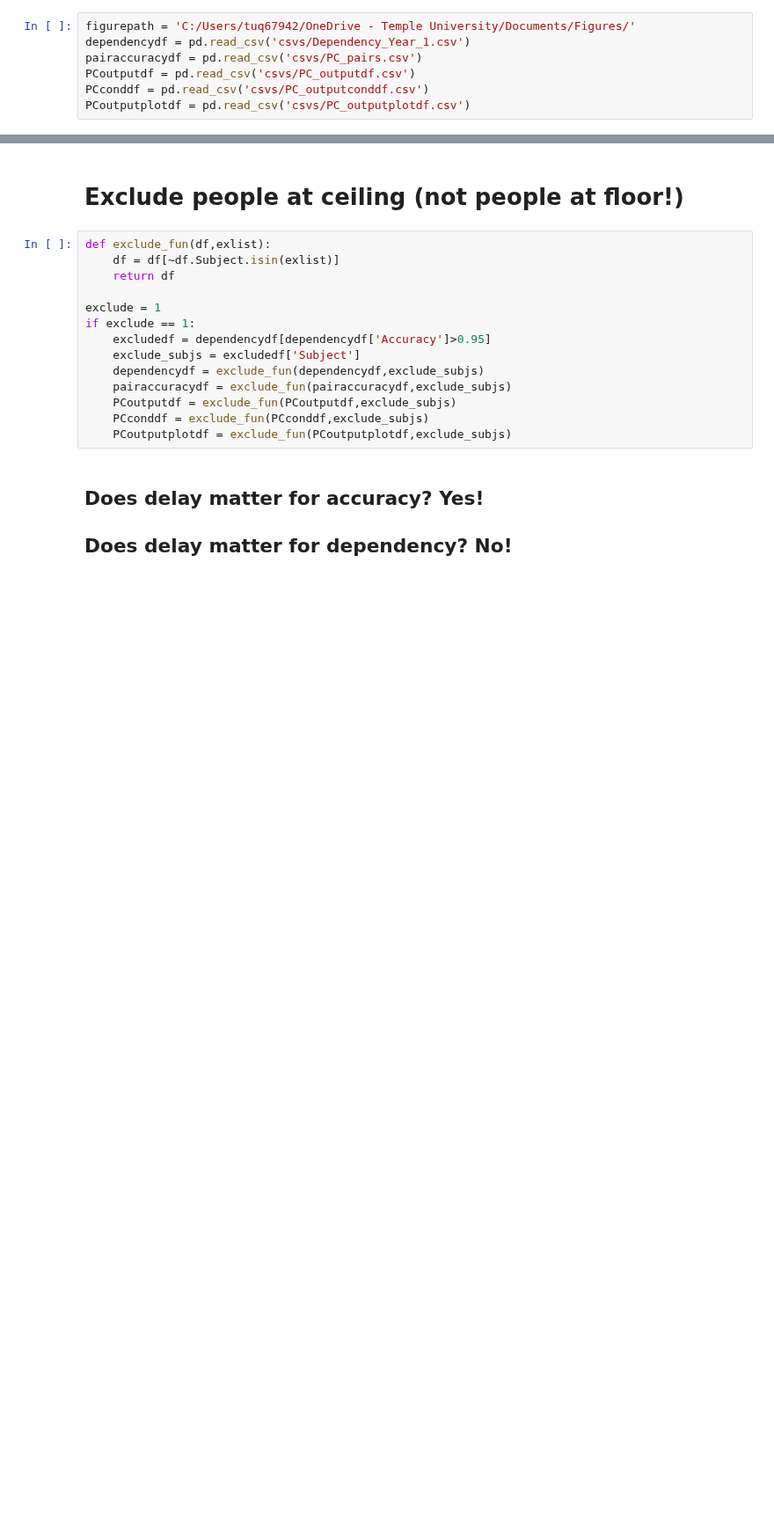
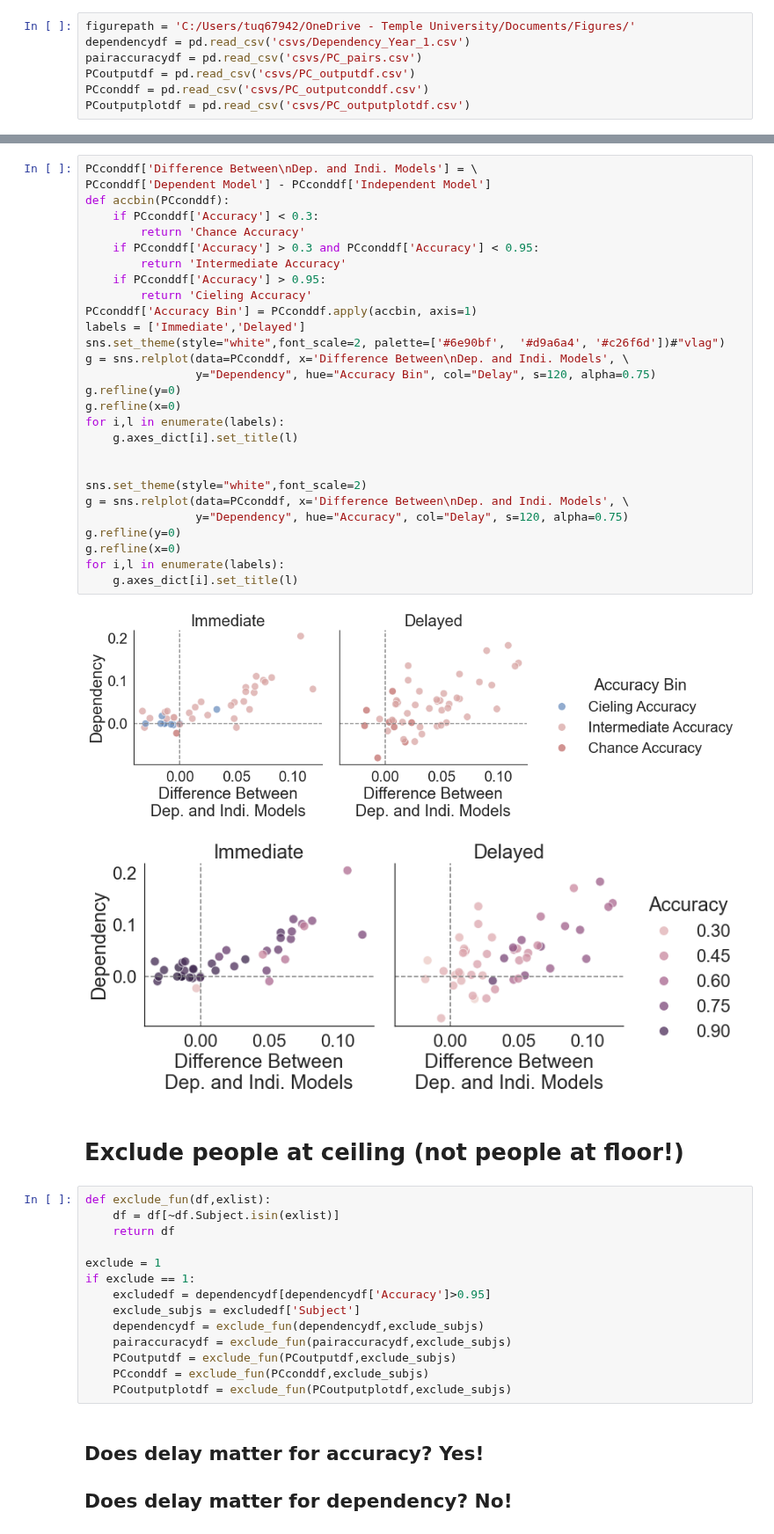
Before and after one commit to samsydco/PSPC, a Jupyter notebook: Results_PC.ipynb, the cells around one changed output, grey strips where cells are left out. Shown at 88% size. Drawn from its saved outputs; the diff is of its cells as text; blank space fills up the shorter version.

```diff
--- a/Results_PC.ipynb
+++ b/Results_PC.ipynb
@@ -19,3 +22,34 @@ PCoutputplotdf = pd.read_csv('csvs/PC_outputplotdf.csv')
+# %%
+PCconddf['Difference Between\nDep. and Indi. Models'] = \
+PCconddf['Dependent Model'] - PCconddf['Independent Model']
+def accbin(PCconddf):
+    if PCconddf['Accuracy'] < 0.3:
+        return 'Chance Accuracy'
+    if PCconddf['Accuracy'] > 0.3 and PCconddf['Accuracy'] < 0.95:
+        return 'Intermediate Accuracy'
+    if PCconddf['Accuracy'] > 0.95:
+        return 'Cieling Accuracy'
+PCconddf['Accuracy Bin'] = PCconddf.apply(accbin, axis=1)
+labels = ['Immediate','Delayed']
+sns.set_theme(style="white",font_scale=2, palette=['#6e90bf',  '#d9a6a4', '#c26f6d'])#"vlag")
+g = sns.relplot(data=PCconddf, x='Difference Between\nDep. and Indi. Models', \
+                y="Dependency", hue="Accuracy Bin", col="Delay", s=120, alpha=0.75)
+g.refline(y=0)
+g.refline(x=0)
+for i,l in enumerate(labels):
+    g.axes_dict[i].set_title(l)
+
+
+sns.set_theme(style="white",font_scale=2)
+g = sns.relplot(data=PCconddf, x='Difference Between\nDep. and Indi. Models', \
+                y="Dependency", hue="Accuracy", col="Delay", s=120, alpha=0.75)
+g.refline(y=0)
+g.refline(x=0)
+for i,l in enumerate(labels):
+    g.axes_dict[i].set_title(l)
+# %% [output]
+[figure, added]
+[figure, added]
 # %% [markdown]
 # Exclude people at ceiling (not people at floor!)
 # %%
```
Also changed, not shown: parts of 5 cells of this notebook.
